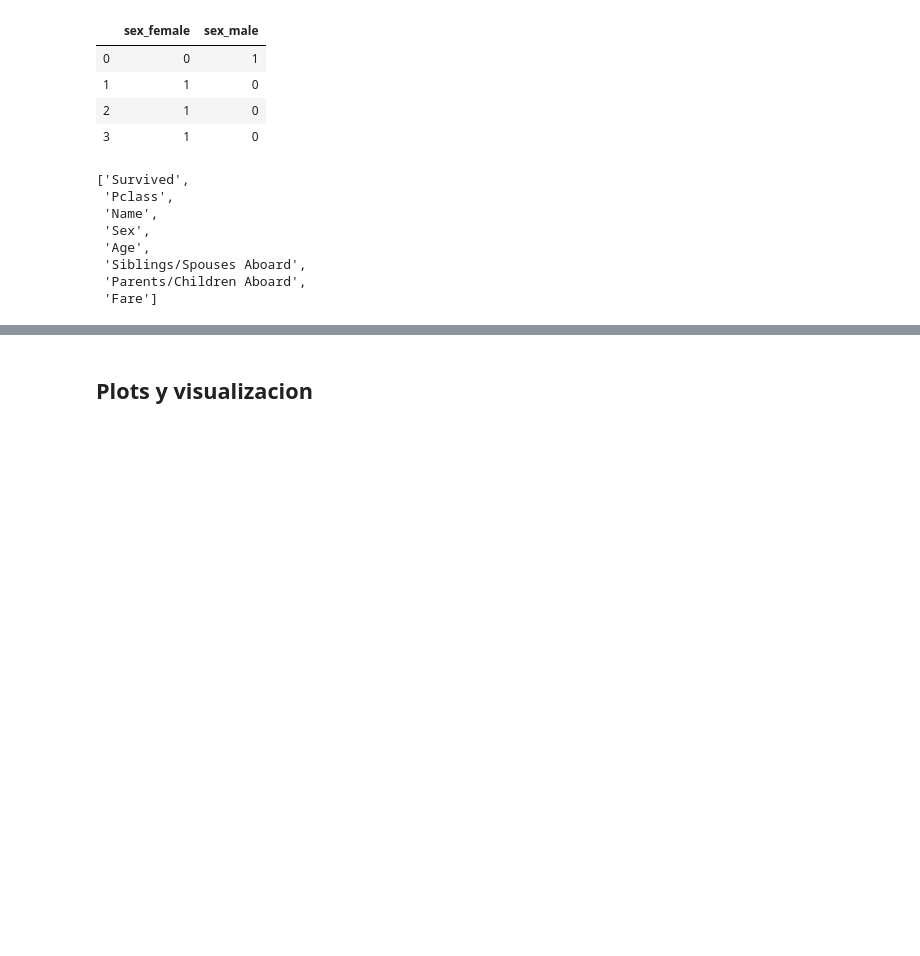
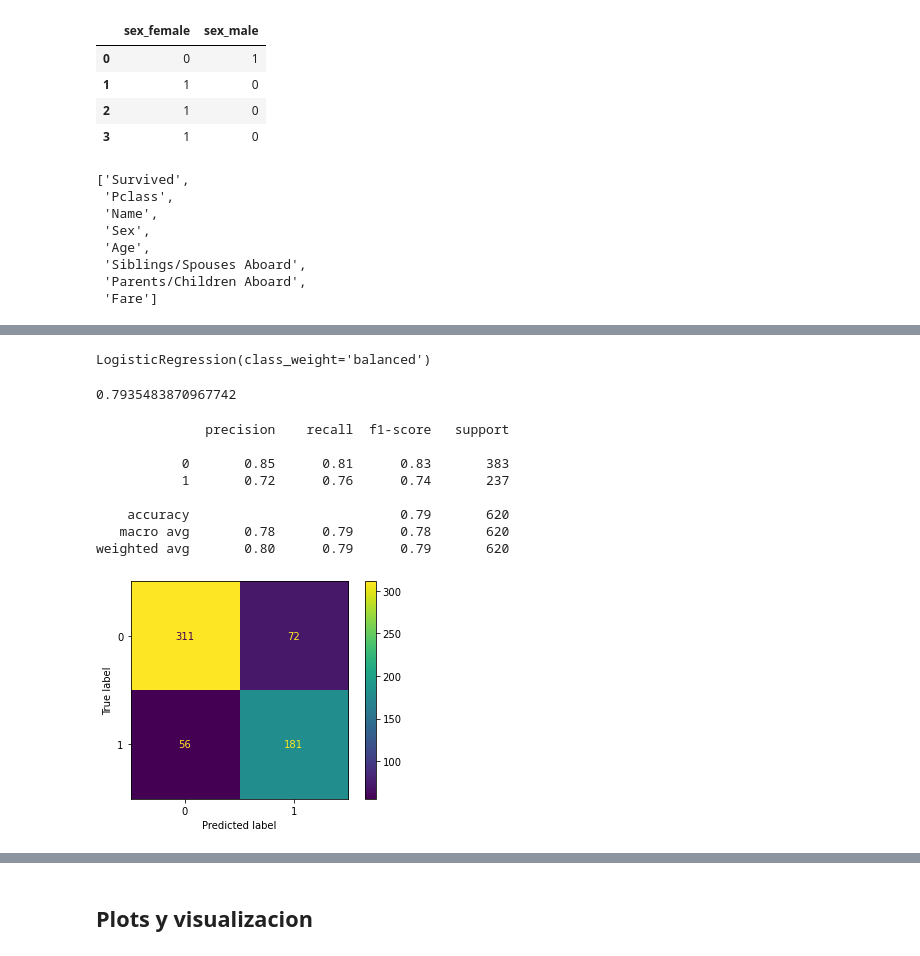
Before and after one commit to gonzalo71/TestGit, a Jupyter notebook: Udemy_exercices/Udemy_visualizacion.ipynb, the cells around one changed output, grey strips where cells are left out. Cells and saved outputs as stored; diff of their text form; code cells hidden in the pictures; blank space fills up the shorter version.

Commit message:
"hago modelo titanic"

```diff
--- a/Udemy_exercices/Udemy_visualizacion.ipynb
+++ b/Udemy_exercices/Udemy_visualizacion.ipynb
@@ -51,0 +56,3 @@ pd.concat([data,dummy_sex],axis=1)
+# %%
+X = data.drop("Survived",axis=1).copy()
+Y = data["Survived"]
@@ -51,0 +65,28 @@ pd.concat([data,dummy_sex],axis=1)
+# %%
+X_train,X_test,Y_train,Y_test = train_test_split(X,Y,test_size=0.3,random_state=0)
+# %%
+model = LogisticRegression(class_weight="balanced")
+model.fit(X_train,Y_train)
+# %% [output]
+LogisticRegression(class_weight='balanced')
+# %%
+pred = model.predict(X_train)
+# %%
+model.score(X_train,Y_train)
+# %% [output]
+0.7935483870967742
+# %%
+from sklearn.metrics import classification_report
+from sklearn.metrics import plot_confusion_matrix
+plot_confusion_matrix(model,X_train,Y_train)
+print(classification_report(Y_train,pred))
+# %% [output]
+              precision    recall  f1-score   support
+
+           0       0.85      0.81      0.83       383
+           1       0.72      0.76      0.74       237
+
+    accuracy                           0.79       620
+   macro avg       0.78      0.79      0.78       620
+weighted avg       0.80      0.79      0.79       620
+[figure, added]
```
Also changed, not shown: parts of 11 cells of this notebook.
